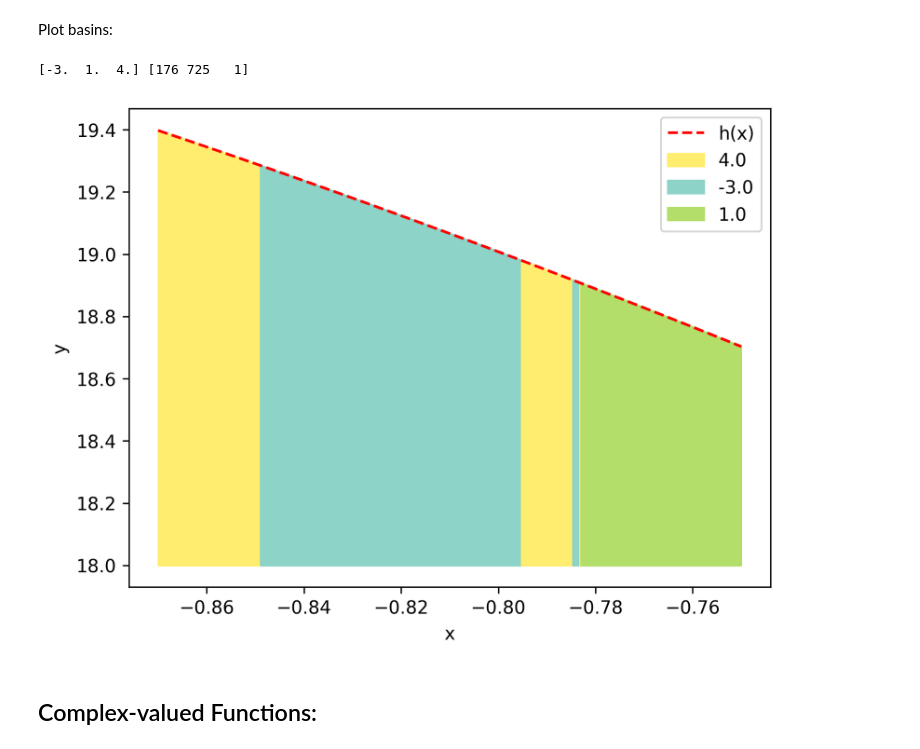
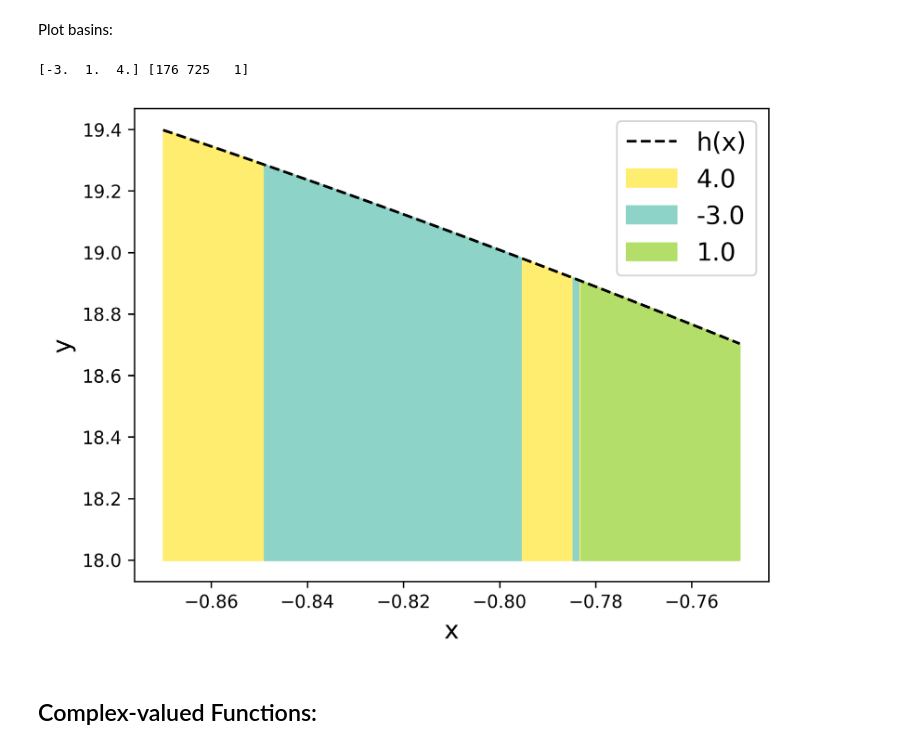
Before and after one commit to benraivel/MA332, a Jupyter notebook: Projects/Project1/Project1.ipynb, the cells around one changed output. Drawn from its saved outputs; the diff is of its cells as text; code cells hidden in the pictures.

```diff
--- a/Projects/Project1/Project1.ipynb
+++ b/Projects/Project1/Project1.ipynb
@@ -260,30 +266,30 @@ Plot basins:
 # %%
 # find the first x value that led to each root
 _, root_indices = np.unique(trimmed, return_index=True)
 
 # correct for using trimmed roots
 root_indices += 1
 print(_, root_indices)
 
 fig, axes = plt.subplots(dpi=300)
-axes.plot(x, y, 'r--',label='h(x)')
+axes.plot(x, y, 'k--',label='h(x)')
 
 # for each starting x (except endpoints)
 for i in range(1, len(roots)-1):
 
     fill_x = [(x[i-1] + x[i])/2, (x[i] + x[i+1])/2]
     fill_y = [(y[i-1] + y[i])/2, (y[i] + y[i+1])/2]
 
     axes.fill_between(fill_x, fill_y, 18, color=colors[i], label=roots[i] if i in root_indices else "")
 
-axes.set_xlabel('x')
-axes.set_ylabel('y')
-axes.legend()
+axes.set_xlabel('x', fontsize=14)
+axes.set_ylabel('y', fontsize=14)
+axes.legend(fontsize=14)
 plt.savefig('Report/figures/figure4.png')
 plt.show()
 # %% [output]
 [-3.  1.  4.] [176 725   1]
-[figure, old version]
+[figure, new version]
 # %% [markdown]
 ## Complex-valued Functions:
 # %% [markdown]
```
Also changed, not shown: parts of 16 cells of this notebook, 19 other files.
